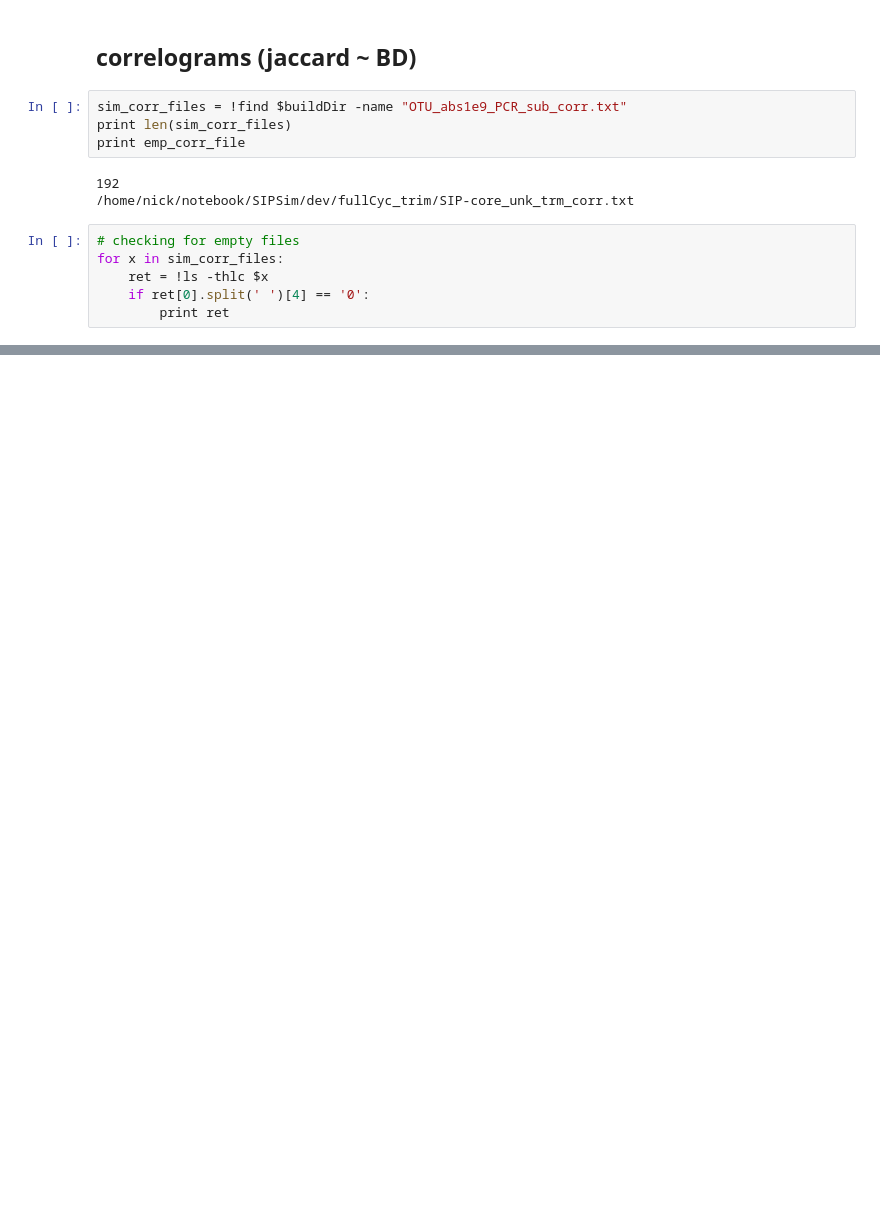
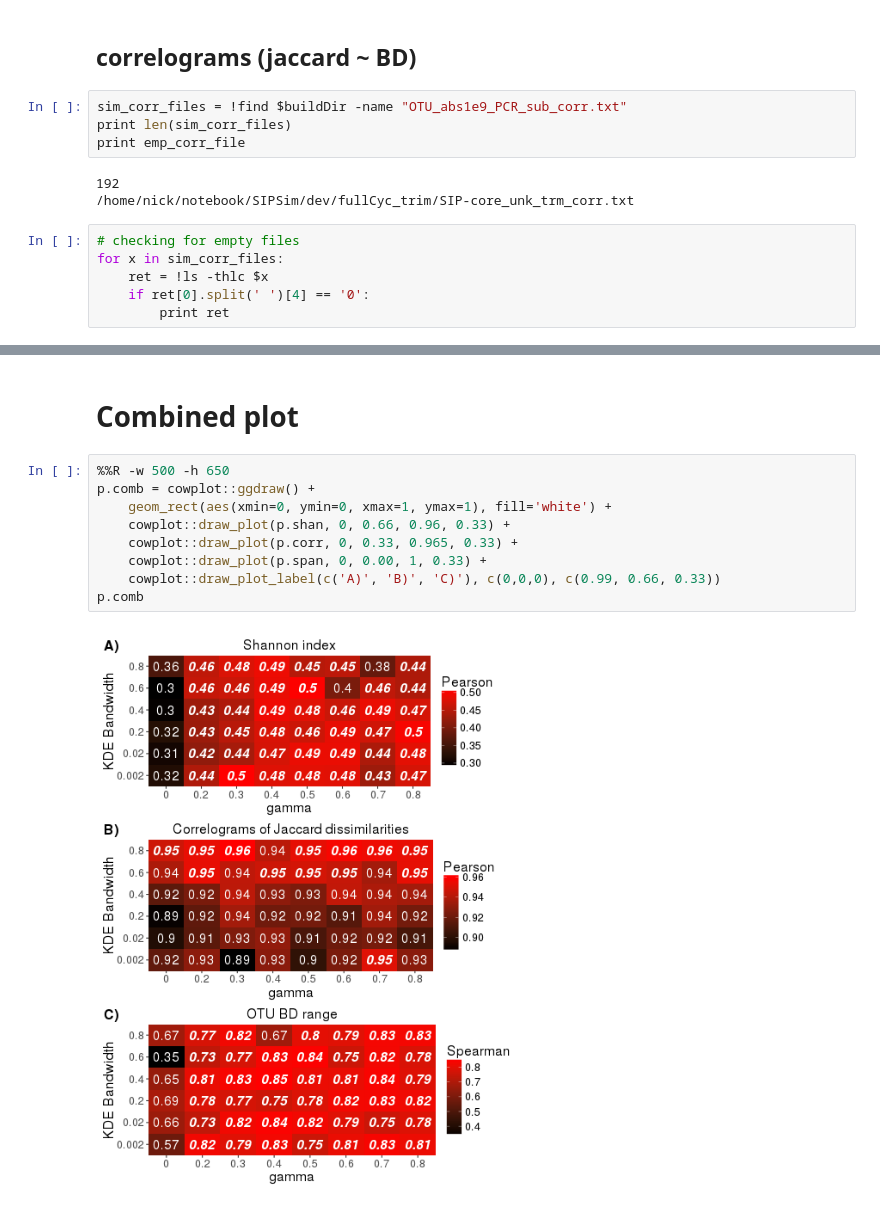
Before and after one commit to nick-youngblut/SIPSim, a Jupyter notebook: ipynb/bac_genome/fullCyc/trimDataset/rep4_DBL-comm_bw_ALL_FINAL.ipynb, the cells around one changed output, grey strips where cells are left out. Drawn from its saved outputs; the diff is of its cells as text; blank space fills up the shorter version.

```diff
--- a/ipynb/bac_genome/fullCyc/trimDataset/rep4_DBL-comm_bw_ALL_FINAL.ipynb
+++ b/ipynb/bac_genome/fullCyc/trimDataset/rep4_DBL-comm_bw_ALL_FINAL.ipynb
@@ -678,0 +688,13 @@ ggplot(df.corr.lm.f, aes(DBL_scale,bw, fill=pearson)) +
+# %% [markdown]
+# Combined plot
+# %%
+%%R -w 500 -h 650
+p.comb = cowplot::ggdraw() +
+    geom_rect(aes(xmin=0, ymin=0, xmax=1, ymax=1), fill='white') +
+    cowplot::draw_plot(p.shan, 0, 0.66, 0.96, 0.33) +
+    cowplot::draw_plot(p.corr, 0, 0.33, 0.965, 0.33) +
+    cowplot::draw_plot(p.span, 0, 0.00, 1, 0.33) +
+    cowplot::draw_plot_label(c('A)', 'B)', 'C)'), c(0,0,0), c(0.99, 0.66, 0.33))
+p.comb
+# %% [output]
+[figure, added]
```
Also changed, not shown: parts of 18 cells of this notebook, 4 other files.
